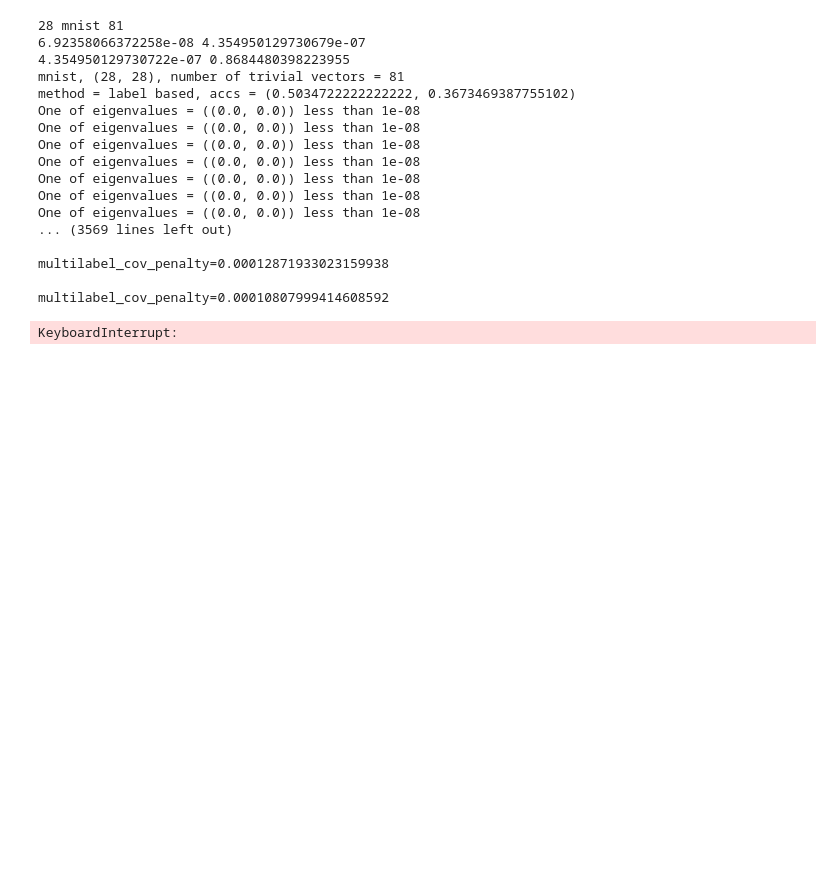
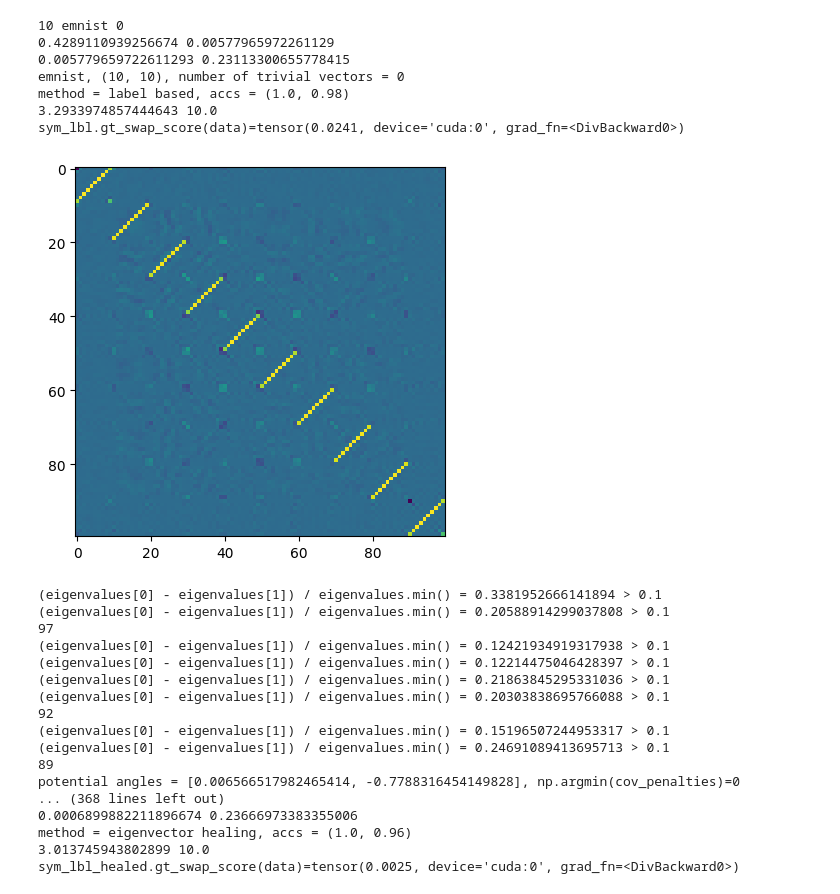
Before and after one commit to flaar94/symmetryLearning, a Jupyter notebook: notebooks/semisynthetic_label_based.ipynb, the cells around one changed output. Drawn from its saved outputs; the diff is of its cells as text; code cells hidden in the pictures; blank space fills up the shorter version.

Commit message:
Improved prototype of eigenvector mending where we start from the larger eigenvalues, and filter out pairs of eigenvectors which whose eigenvalues are too far away

```diff
--- a/notebooks/semisynthetic_label_based.ipynb
+++ b/notebooks/semisynthetic_label_based.ipynb
@@ -41,9 +41,9 @@ def horiz_flip_gt_accuracy(model, dim=(28, 28), angle_threshold=30):
 
 if __name__ == '__main__':
     # num_samples = NUM_SAMPLES
-    space_dims = [28]
+    space_dims = [10]
     methods = []
-    datasets = ['mnist'] # 'mnist'
+    datasets = ['emnist'] # 'mnist'
     # num_samples_list = [2_000, 10_000, 50_000, 250_000]
 
     # print(df_error)
@@ -128,53 +128,66 @@ if __name__ == '__main__':
             #     sym = SymmetryFinder(fit_method=method, select_method=swaps)
             #     sym.fit(data, cov=cov)
             #     accs = horiz_flip_gt_accuracy(sym, dim=dim)
             #     msg = f"method = {method}, accs = {accs}"
             #     logging.info(msg)
             #     print(msg)
             #     df_acc.loc[space_dim, method] = accs[0]
             #     df_cov_acc.loc[dataset, space_dim] = accs[1]
             sym_lbl = SymmetryFinderLabel(select_method=swaps, bidirectional=True)
             sym_lbl.fit(data, labels)
             print(f"{dataset}, {dim}, number of trivial vectors = {sum(sym_lbl.trivial_vectors_ == True)}")
             accs = horiz_flip_gt_accuracy(sym_lbl, dim=dim)
             msg = f"method = label based, accs = {accs}"
             logging.info(msg)
             print(msg)
+            print(np.linalg.norm(sym_lbl.trans_ - trans_mat), np.linalg.norm(trans_mat))
+            print(f"{sym_lbl.gt_swap_score(data)=}")
+            plt.imshow(sym_lbl.trans_)
+            plt.show()
 
-            sym_lbl = SymmetryFinderLabel(select_method=swaps, bidirectional=True)
-            sym_lbl.fit(data, labels, heal_eigenvectors=True)
-            accs = horiz_flip_gt_accuracy(sym_lbl, dim=dim)
+
+            sym_lbl_healed = SymmetryFinderLabel(select_method=swaps, bidirectional=True)
+            sym_lbl_healed.fit(data, labels, heal_eigenvectors=True)
+            accs = horiz_flip_gt_accuracy(sym_lbl_healed, dim=dim)
             msg = f"method = eigenvector healing, accs = {accs}"
             logging.info(msg)
             print(msg)
-            print(np.linalg.norm(sym_lbl.trans_ - trans_mat), np.linalg.norm(trans_mat))
-            plt.imshow(sym_lbl.trans_)
+            print(np.linalg.norm(sym_lbl_healed.trans_ - trans_mat), np.linalg.norm(trans_mat))
+            print(f"{sym_lbl_healed.gt_swap_score(data)=}")
+            plt.imshow(sym_lbl_healed.trans_)
             plt.show()
             # sym_lbl.fine_tune(data, lr=0.0001, bandwidth=50, epochs=1000, negativity_penalty=True)
             # plt.imshow(sym_lbl.ft_trans_)
             # plt.show()
             # plt.imshow(trans_mat)
             # plt.show()
             # df_acc.loc[space_dim, method] = accs[0]
             # df_cov_acc.loc[dataset, space_dim] = accs[1]
     #     df_acc.to_csv(save_file)
     # df_cov_acc.to_csv(DATA_PATH / "cov_acc_lbl.csv")
 # %% [output]
-28 mnist 81
-6.92358066372258e-08 4.354950129730679e-07
-4.354950129730722e-07 0.8684480398223955
-mnist, (28, 28), number of trivial vectors = 81
-method = label based, accs = (0.5034722222222222, 0.3673469387755102)
-One of eigenvalues = ((0.0, 0.0)) less than 1e-08
-One of eigenvalues = ((0.0, 0.0)) less than 1e-08
-One of eigenvalues = ((0.0, 0.0)) less than 1e-08
-One of eigenvalues = ((0.0, 0.0)) less than 1e-08
-One of eigenvalues = ((0.0, 0.0)) less than 1e-08
-One of eigenvalues = ((0.0, 0.0)) less than 1e-08
-One of eigenvalues = ((0.0, 0.0)) less than 1e-08
-... (3569 lines left out)
-
-multilabel_cov_penalty=0.00012871933023159938
-
-multilabel_cov_penalty=0.00010807999414608592
+10 emnist 0
+0.4289110939256674 0.00577965972261129
+0.005779659722611293 0.23113300655778415
+emnist, (10, 10), number of trivial vectors = 0
+method = label based, accs = (1.0, 0.98)
+3.2933974857444643 10.0
+sym_lbl.gt_swap_score(data)=tensor(0.0241, device='cuda:0', grad_fn=<DivBackward0>)
+[figure, added]
-KeyboardInterrupt:
+(eigenvalues[0] - eigenvalues[1]) / eigenvalues.min() = 0.3381952666141894 > 0.1
+(eigenvalues[0] - eigenvalues[1]) / eigenvalues.min() = 0.20588914299037808 > 0.1
+97
+(eigenvalues[0] - eigenvalues[1]) / eigenvalues.min() = 0.12421934919317938 > 0.1
+(eigenvalues[0] - eigenvalues[1]) / eigenvalues.min() = 0.12214475046428397 > 0.1
+(eigenvalues[0] - eigenvalues[1]) / eigenvalues.min() = 0.21863845295331036 > 0.1
+(eigenvalues[0] - eigenvalues[1]) / eigenvalues.min() = 0.20303838695766088 > 0.1
+92
+(eigenvalues[0] - eigenvalues[1]) / eigenvalues.min() = 0.15196507244953317 > 0.1
+(eigenvalues[0] - eigenvalues[1]) / eigenvalues.min() = 0.24691089413695713 > 0.1
+89
+potential angles = [0.006566517982465414, -0.7788316454149828], np.argmin(cov_penalties)=0
+... (368 lines left out)
+0.0006899882211896674 0.23666973383355006
+method = eigenvector healing, accs = (1.0, 0.96)
+3.013745943802899 10.0
+sym_lbl_healed.gt_swap_score(data)=tensor(0.0025, device='cuda:0', grad_fn=<DivBackward0>)
```
Also changed, not shown: parts of 3 cells of this notebook, 1 other file.
